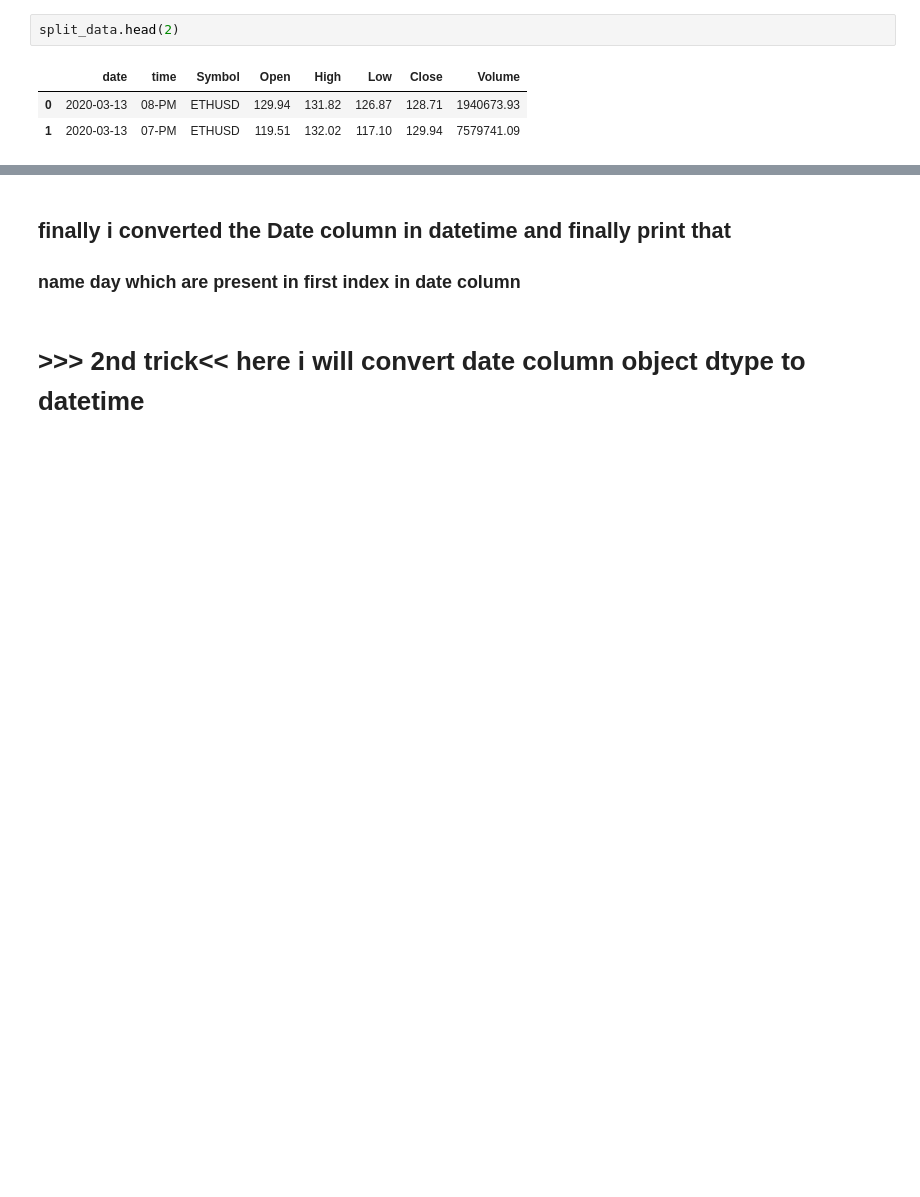
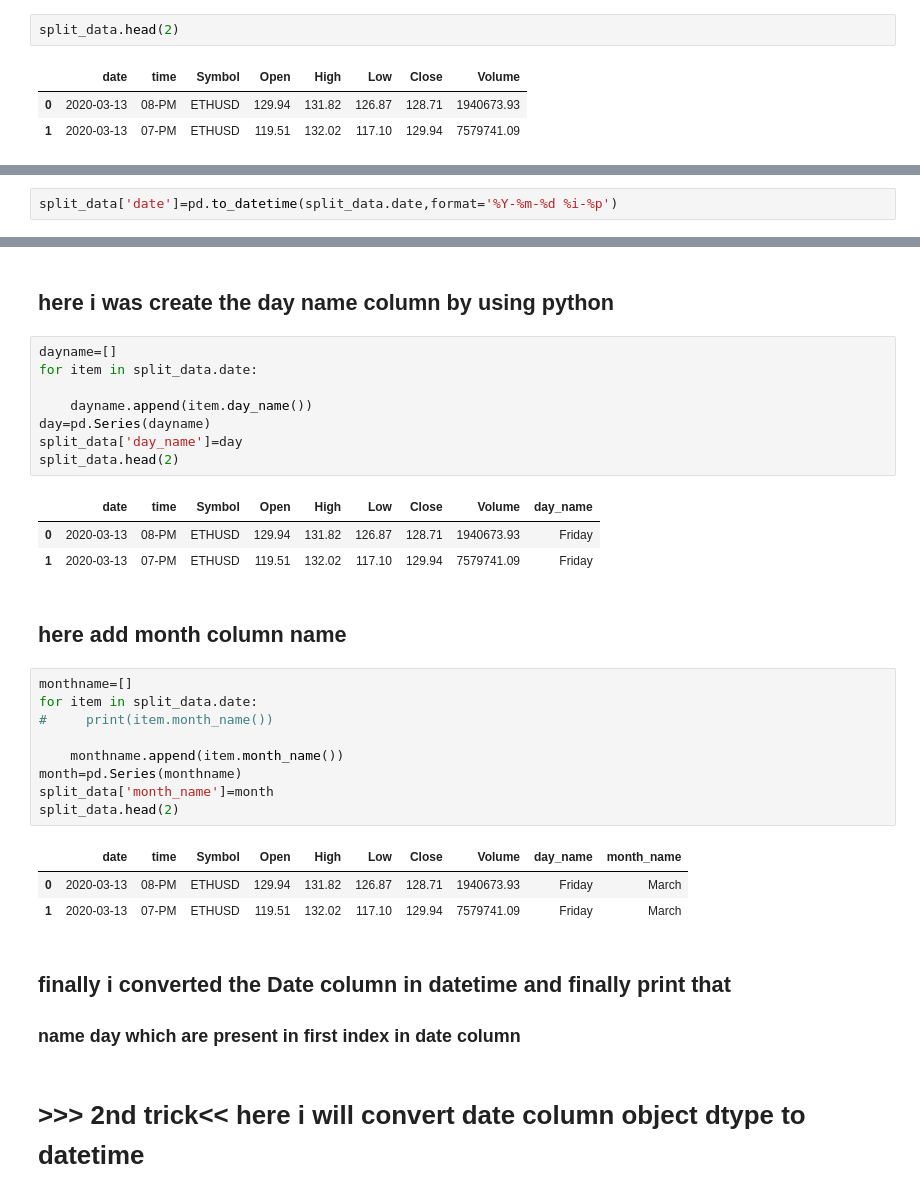
Before and after one commit to Ranjit-Singh-786/pandas-, a Jupyter notebook: datetime series and all tricks.ipynb, the cells around one changed output, grey strips where cells are left out. Cells and saved outputs as stored; diff of their text form; blank space fills up the shorter version.

Commit message:
datetime_series update

```diff
--- a/datetime series and all tricks.ipynb
+++ b/datetime series and all tricks.ipynb
@@ -122,0 +130,2 @@ split_data.head(2)
+# %%
+split_data['date']=pd.to_datetime(split_data.date,format='%Y-%m-%d %i-%p')
@@ -123,3 +146,32 @@ split_data.head(2)
+# %% [markdown]
+## here i was create the day name column by using python
+# %%
+dayname=[]
+for item in split_data.date:
+
+    dayname.append(item.day_name())
+day=pd.Series(dayname)
+split_data['day_name']=day
+split_data.head(2)
+# %% [output]
+|  | date | time | Symbol | Open | High | Low | Close | Volume | day_name |
+| 0 | 2020-03-13 | 08-PM | ETHUSD | 129.94 | 131.82 | 126.87 | 128.71 | 1940673.93 | Friday |
+| 1 | 2020-03-13 | 07-PM | ETHUSD | 119.51 | 132.02 | 117.10 | 129.94 | 7579741.09 | Friday |
+# %% [markdown]
+## here add month column name
+# %%
+monthname=[]
+for item in split_data.date:
+#     print(item.month_name())
+
+    monthname.append(item.month_name())
+month=pd.Series(monthname)
+split_data['month_name']=month
+split_data.head(2)
+# %% [output]
+|  | date | time | Symbol | Open | High | Low | Close | Volume | day_name | month_name |
+| 0 | 2020-03-13 | 08-PM | ETHUSD | 129.94 | 131.82 | 126.87 | 128.71 | 1940673.93 | Friday | March |
+| 1 | 2020-03-13 | 07-PM | ETHUSD | 119.51 | 132.02 | 117.10 | 129.94 | 7579741.09 | Friday | March |
 # %% [markdown]
 ## finally i converted the Date column in datetime and finally print that
 ### name day which are present in first index in date column
```
Also changed, not shown: parts of 4 cells of this notebook, 2 other files.
